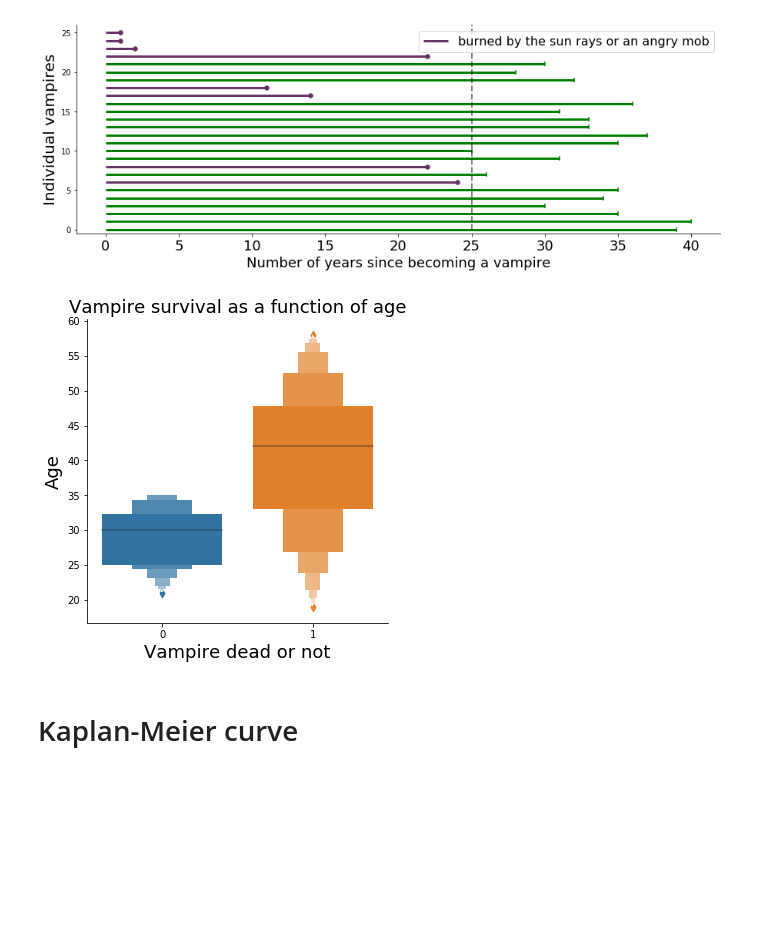
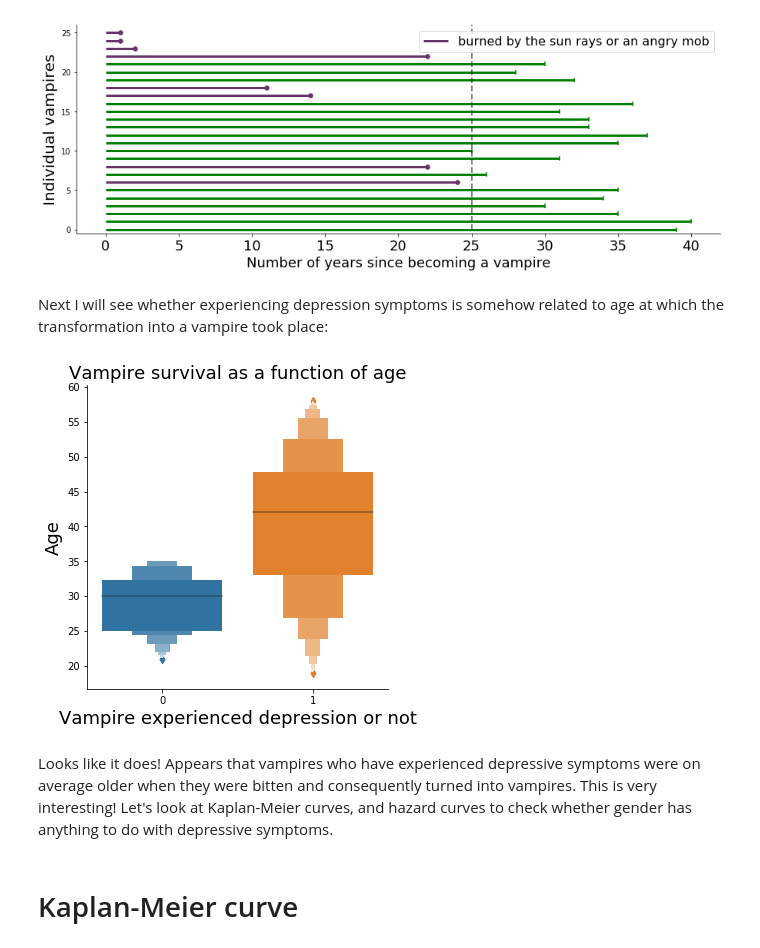
Before and after one commit to zuzannna/can-you-survive-this, a Jupyter notebook: example_notebooks/SurvivalAnalysisExample.ipynb, the cells around one changed output. Drawn from its saved outputs; the diff is of its cells as text; code cells hidden in the pictures; blank space fills up the shorter version.

```diff
--- a/example_notebooks/SurvivalAnalysisExample.ipynb
+++ b/example_notebooks/SurvivalAnalysisExample.ipynb
@@ -71,14 +55,18 @@ observed = actual_lifetimes < current_time
 plot_lifetimes(observed_lifetimes, event_observed=observed, block=True)
 # %% [output]
 [figure]
+# %% [markdown]
+Next I will see whether experiencing depression symptoms is somehow related to age at which the transformation into a vampire took place:
 # %%
 sns.catplot(x="C", y="Age", kind="boxen",
             data=df.sort_values("C"));
-plt.xlabel('Vampire dead or not', size=18)
+plt.xlabel('Vampire experienced depression or not', size=18)
 plt.ylabel('Age', size=18)
 plt.title('Vampire survival as a function of age', size=18);
 # %% [output]
-[figure, old version]
+[figure, new version]
+# %% [markdown]
+Looks like it does! Appears that vampires who have experienced depressive symptoms were on average older when they were bitten and consequently turned into vampires. This is very interesting! Let's look at Kaplan-Meier curves, and hazard curves to check whether gender has anything to do with depressive symptoms.
 # %% [markdown]
 # Kaplan-Meier curve
 # %%
```
Also changed, not shown: parts of 23 cells of this notebook.
